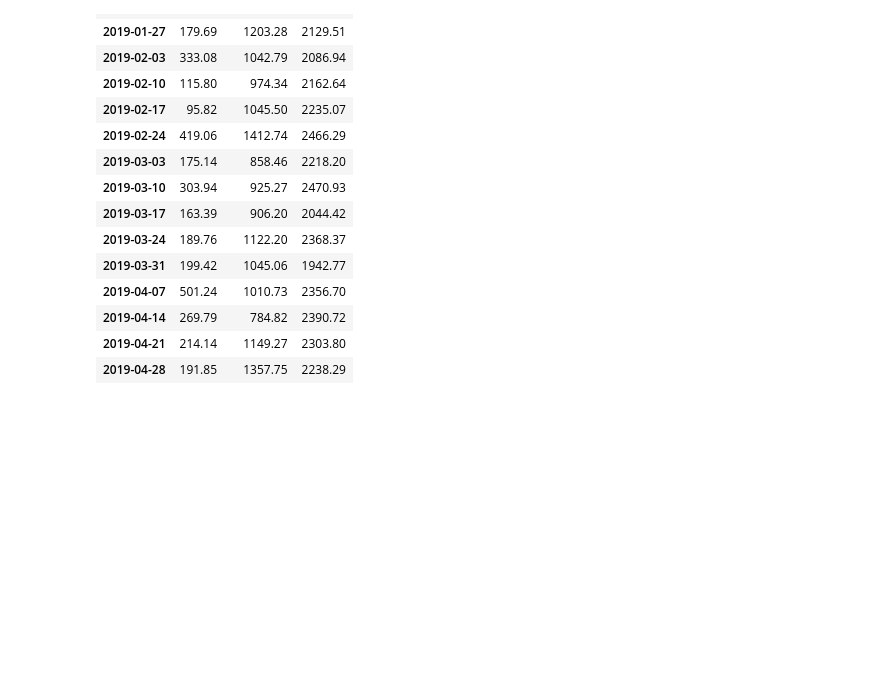
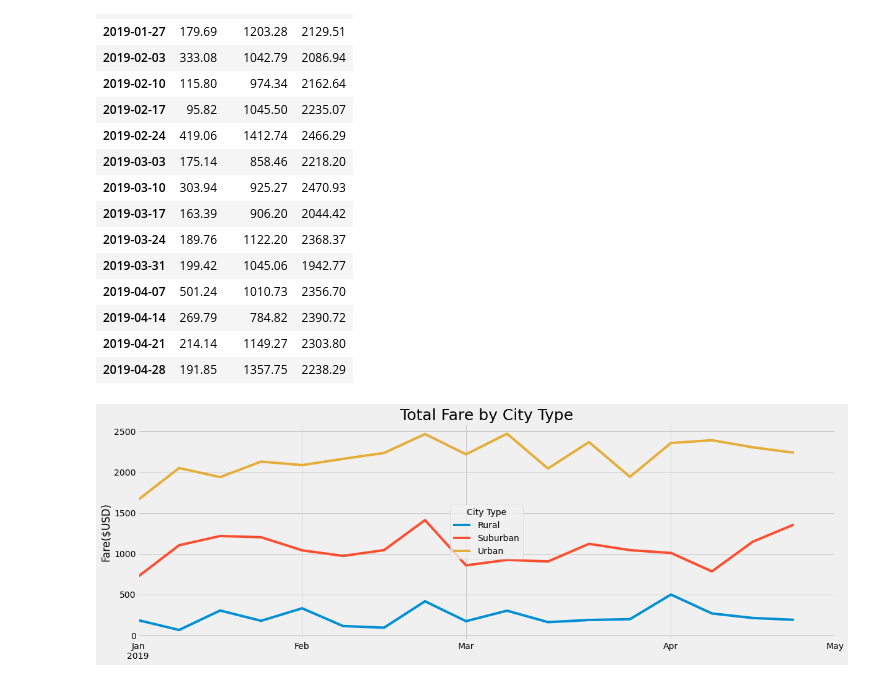
Before and after one commit to ItsEbony/PyBer_Analysis, a Jupyter notebook: PyBer_Challenge.ipynb, the cells around one changed output. Saved outputs shown, nothing was run; the diff lists cells and outputs as text; code cells hidden in the pictures; blank space fills up the shorter version.

```diff
--- a/PyBer_Challenge.ipynb
+++ b/PyBer_Challenge.ipynb
@@ -144,6 +144,7 @@ pyber_pivot
 # %%
 # 12. Create a new DataFrame from the pivot table DataFrame using loc on the given dates, '2018-01-01':'2018-04-29'.
 from datetime import datetime
+pyber_pivot.index = pd.to_datetime(pyber_pivot.index)
 pyber_jan_apr_df = pyber_pivot.loc[(pyber_pivot.index>datetime(2019,1,1)) & (pyber_pivot.index<datetime(2019,4,29))]
 pyber_jan_apr_df
 # %% [output]
@@ -222,9 +223,21 @@ fare_sum_by_week_df
 | 2019-04-28 | 191.85 | 1357.75 | 2238.29 |
 # %%
 # 16. Using the object-oriented interface method, plot the resample DataFrame using the df.plot() function.
+
 import matplotlib.pyplot as plt
-
 # Import the style from Matplotlib.
 from matplotlib import style
+
 # Use the graph style fivethirtyeight.
 style.use('fivethirtyeight')
+
+ax = fare_sum_by_week_df.plot(figsize=(18,6))
+ax.set_title("Total Fare by City Type", fontsize=25)
+ax.set_ylabel("Fare($USD)")
+ax.set_xlabel("")
+ax.set_xlim(datetime(2019,1,1), datetime(2019,4,29))
+ax.legend(title="City Type")
+plt.savefig("analysis/PyBer_fare_summary.png")
+plt.show()
+# %% [output]
+[figure, added]
```
Also changed, not shown: 1 other file.
